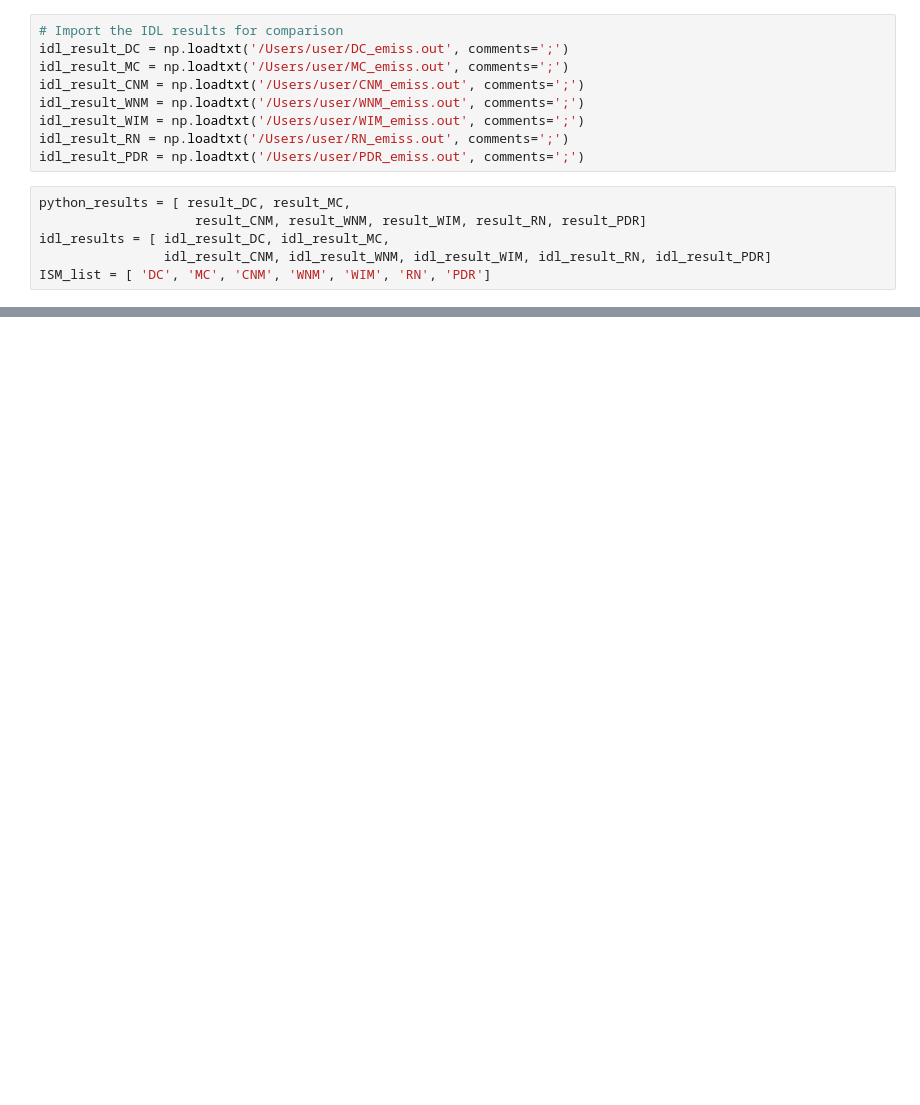
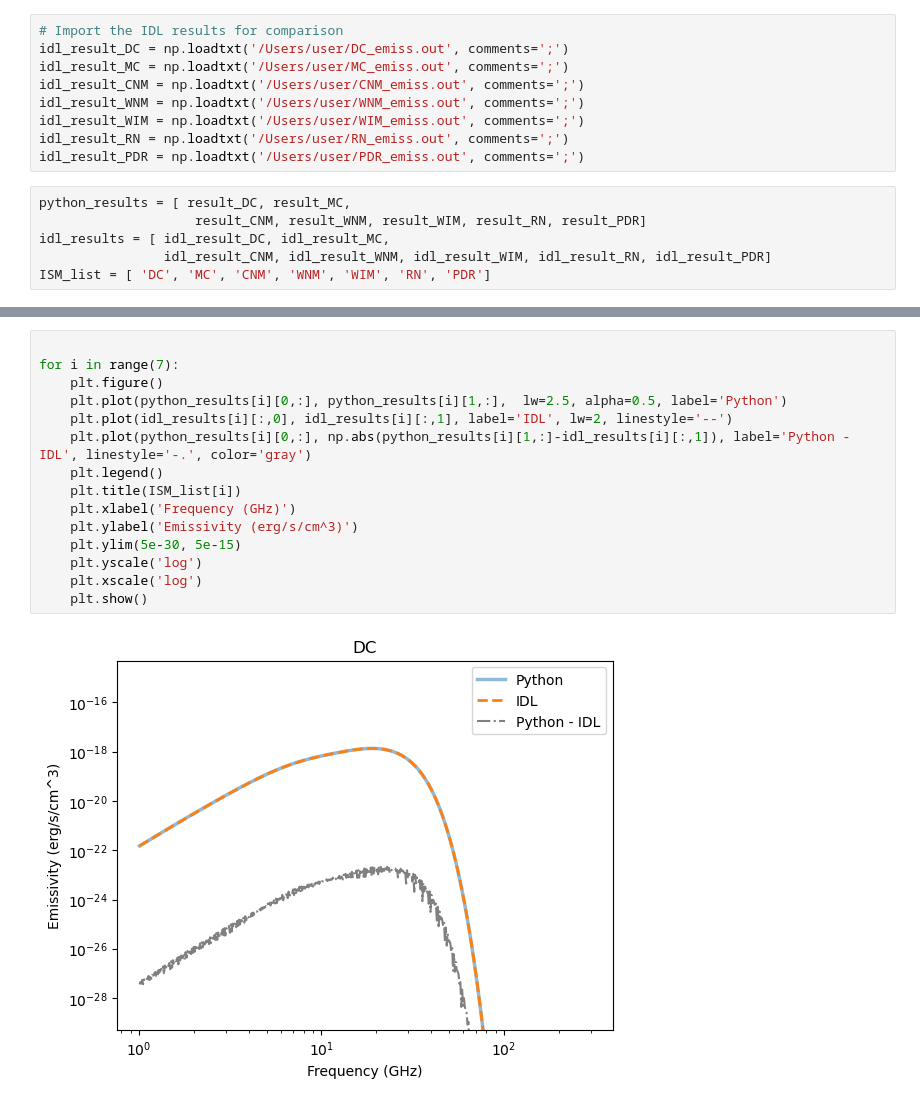
Before and after one commit to zzhang0123/spdust_python, a Jupyter notebook: notebooks/spdust_IDLvsPython.ipynb, the cells around one changed output, grey strips where cells are left out. Saved outputs shown, nothing was run; the diff lists cells and outputs as text; blank space fills up the shorter version.

```diff
--- a/notebooks/spdust_IDLvsPython.ipynb
+++ b/notebooks/spdust_IDLvsPython.ipynb
@@ -80,0 +206,17 @@ ISM_list = [ 'DC', 'MC', 'CNM', 'WNM', 'WIM', 'RN', 'PDR']
+# %%
+
+for i in range(7):
+    plt.figure()
+    plt.plot(python_results[i][0,:], python_results[i][1,:],  lw=2.5, alpha=0.5, label='Python')
+    plt.plot(idl_results[i][:,0], idl_results[i][:,1], label='IDL', lw=2, linestyle='--')
+    plt.plot(python_results[i][0,:], np.abs(python_results[i][1,:]-idl_results[i][:,1]), label='Python - IDL', linestyle='-.', color='gray')
+    plt.legend()
+    plt.title(ISM_list[i])
+    plt.xlabel('Frequency (GHz)')
+    plt.ylabel('Emissivity (erg/s/cm^3)')
+    plt.ylim(5e-30, 5e-15)
+    plt.yscale('log')
+    plt.xscale('log')
+    plt.show()
+# %% [output]
+[figure, added]
```
Also changed, not shown: parts of 22 cells of this notebook, 23 other files.
